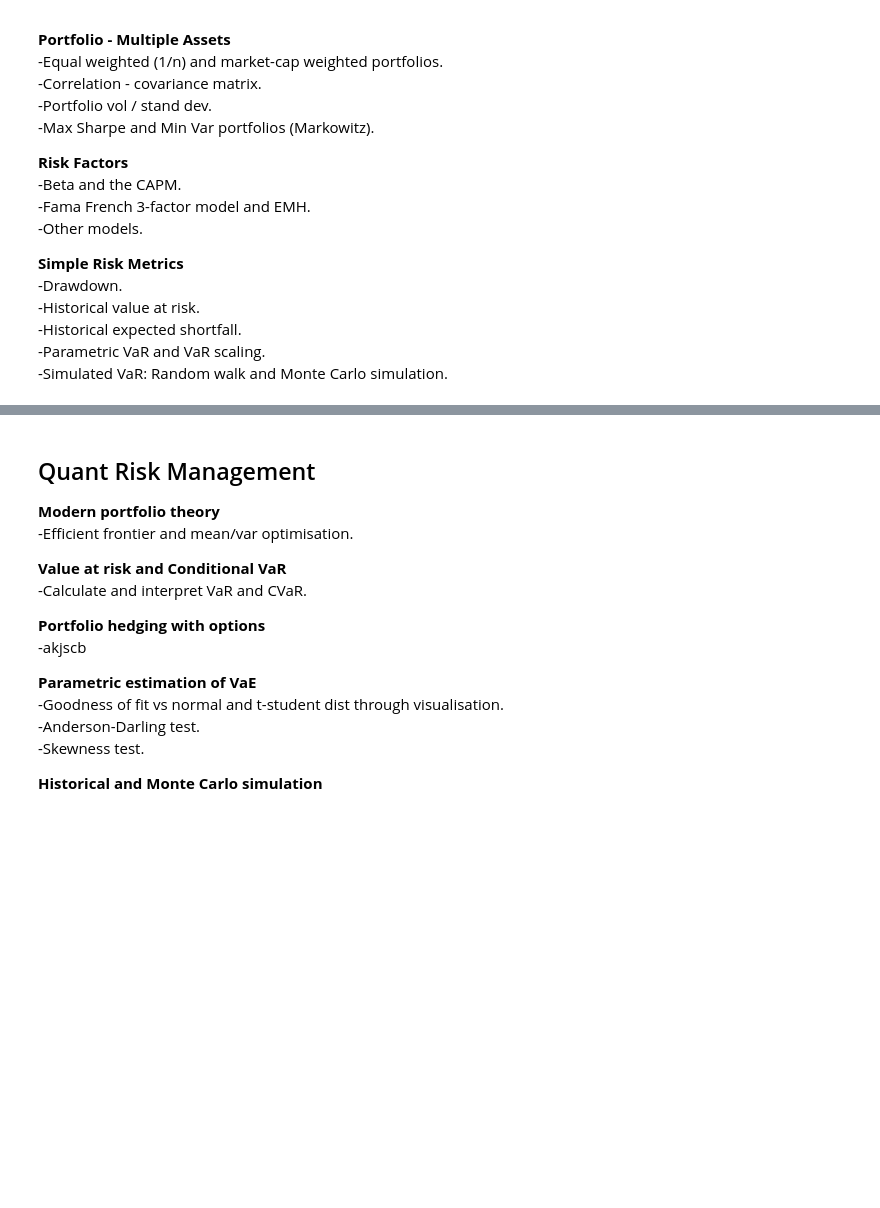
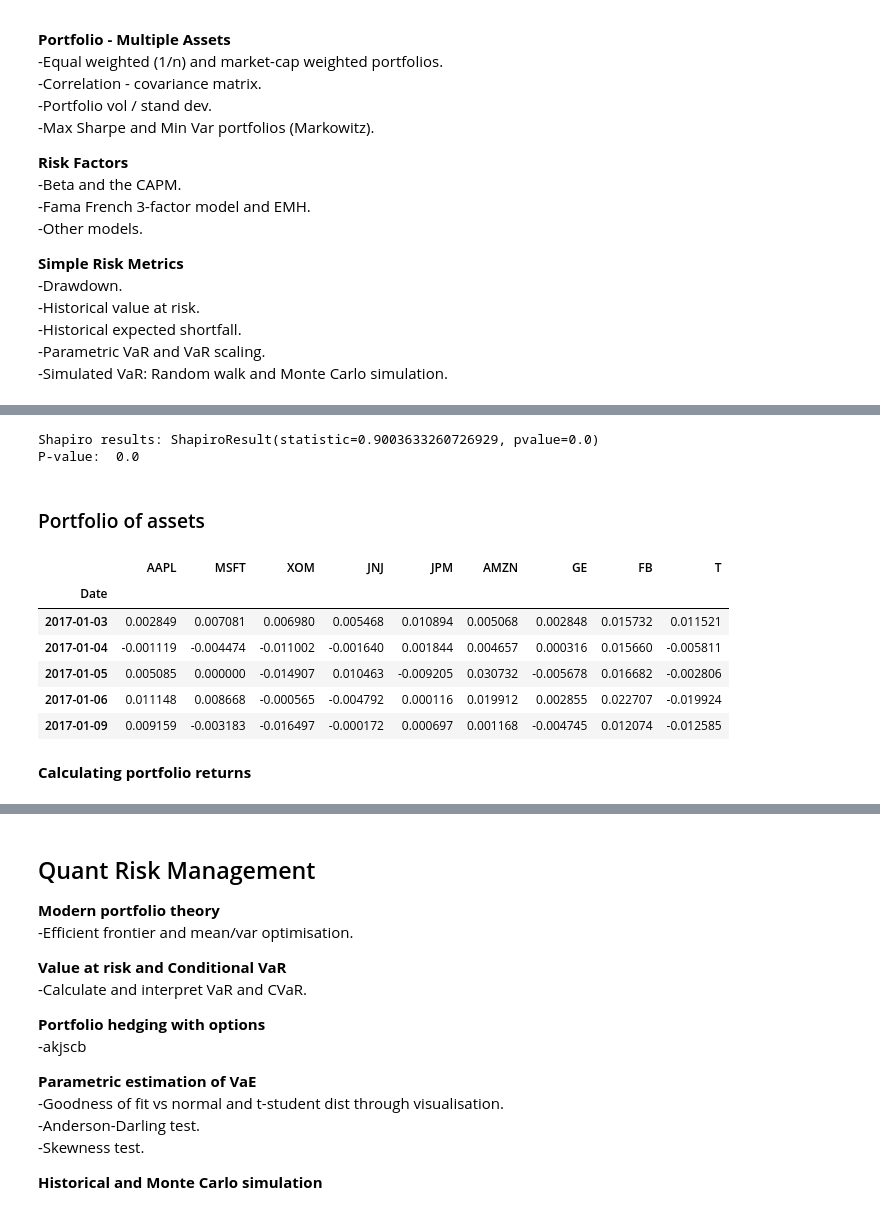
Before and after one commit to bearloop/learning-resources, a Jupyter notebook: 3_quant_risk_management.ipynb, the cells around one changed output, grey strips where cells are left out. Saved outputs shown, nothing was run; the diff lists cells and outputs as text; code cells hidden in the pictures; blank space fills up the shorter version.

```diff
--- a/3_quant_risk_management.ipynb
+++ b/3_quant_risk_management.ipynb
@@ -24,0 +137,29 @@
+# %%
+# Import shapiro from scipy.stats
+from scipy.stats import shapiro
+
+# Run the Shapiro-Wilk test on the stock returns
+shapiro_results = shapiro(returns_plot.dropna())
+print("Shapiro results:", shapiro_results)
+
+# Extract the p-value from the shapiro_results
+p_value = shapiro_results.pvalue
+print("P-value: ", p_value)
+# %% [output]
+Shapiro results: ShapiroResult(statistic=0.9003633260726929, pvalue=0.0)
+P-value:  0.0
+# %% [markdown]
+### Portfolio of assets
+# %%
+big9 = pd.read_csv('./assets/qrm_Big9Returns2017.csv',index_col='Date')
+big9.head()
+# %% [output]
+|  | AAPL | MSFT | XOM | JNJ | JPM | AMZN | GE | FB | T |
+| Date |  |  |  |  |  |  |  |  |  |
+| 2017-01-03 | 0.002849 | 0.007081 | 0.006980 | 0.005468 | 0.010894 | 0.005068 | 0.002848 | 0.015732 | 0.011521 |
+| 2017-01-04 | -0.001119 | -0.004474 | -0.011002 | -0.001640 | 0.001844 | 0.004657 | 0.000316 | 0.015660 | -0.005811 |
+| 2017-01-05 | 0.005085 | 0.000000 | -0.014907 | 0.010463 | -0.009205 | 0.030732 | -0.005678 | 0.016682 | -0.002806 |
+| 2017-01-06 | 0.011148 | 0.008668 | -0.000565 | -0.004792 | 0.000116 | 0.019912 | 0.002855 | 0.022707 | -0.019924 |
+| 2017-01-09 | 0.009159 | -0.003183 | -0.016497 | -0.000172 | 0.000697 | 0.001168 | -0.004745 | 0.012074 | -0.012585 |
+# %% [markdown]
+**Calculating portfolio returns**
```
Also changed, not shown: parts of 21 cells of this notebook, 5 other files.
